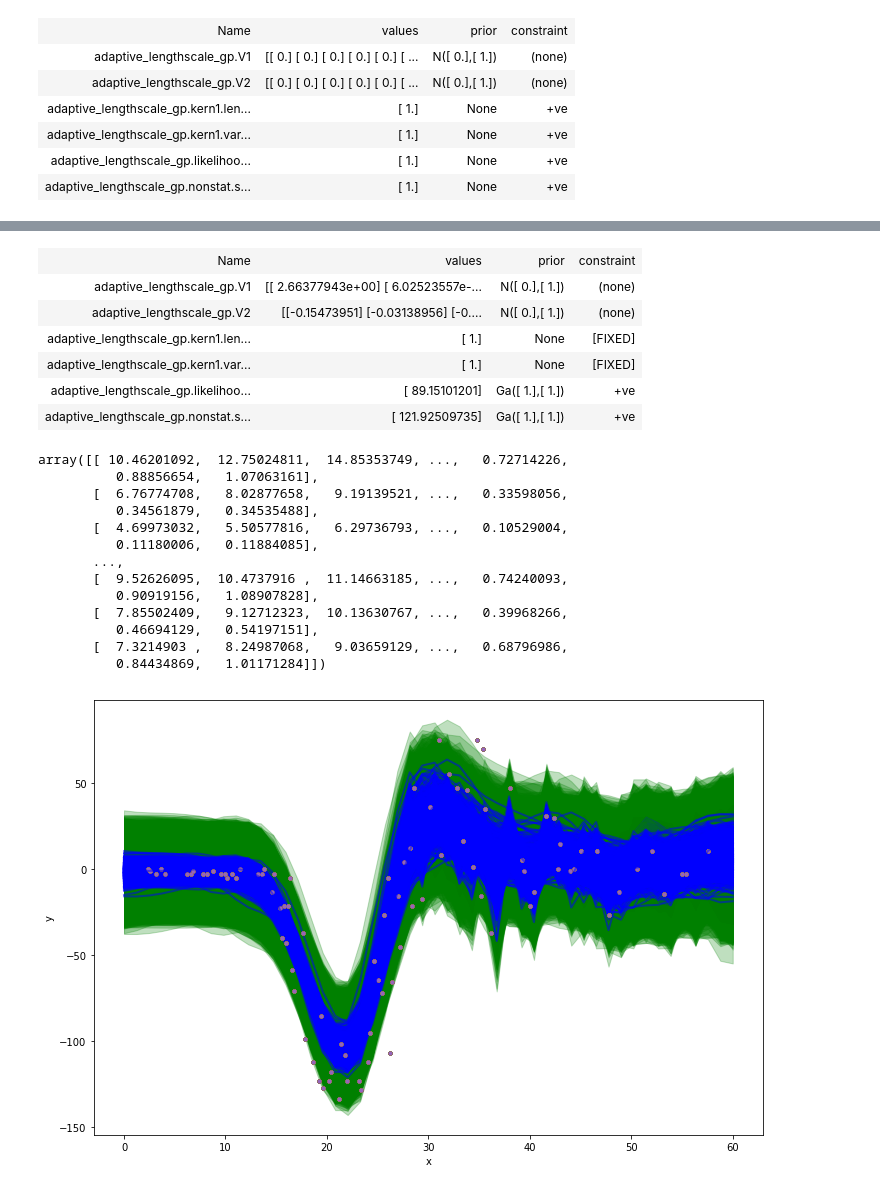
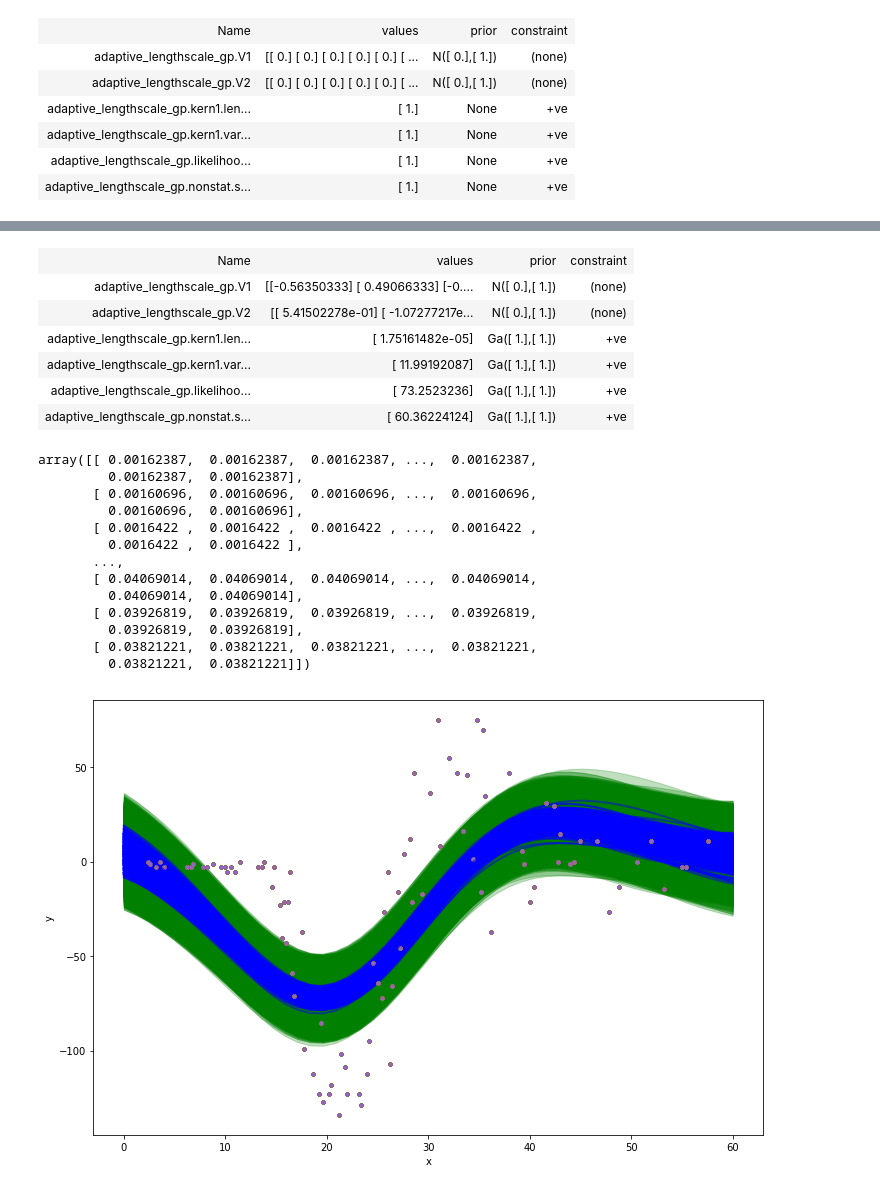
Before and after one commit to nawalgao/AdaptiveGPFlow, a Jupyter notebook: notebooks/GPReg_AdaptiveLengthscale.ipynb, the cells around one changed output, grey strips where cells are left out. Saved outputs shown, nothing was run; the diff lists cells and outputs as text; code cells hidden in the pictures.

```diff
--- a/notebooks/GPReg_AdaptiveLengthscale.ipynb
+++ b/notebooks/GPReg_AdaptiveLengthscale.ipynb
@@ -25,7 +25,7 @@ Text(0,0.5,u'$y$')
 [figure]
 # %%
 #build the model
-k1 = hetero_kernels.RBF(1)
+k1 = gpflow.kernels.RBF(1)
 nonstat = hetero_kernels.NonStationaryLengthscaleRBF()
 m = hetero_gpmc.GPMCAdaptiveLengthscale(Xnorm, Y[:,None], k1, nonstat)
 # %%
@@ -39,14 +39,18 @@ m
 | adaptive_lengthscale_gp.likelihoo... | [ 1.] | None | +ve |
 | adaptive_lengthscale_gp.nonstat.s... | [ 1.] | None | +ve |
 # %%
-#m.kern1.lengthscales.prior = gpflow.priors.Gamma(1., 1.)
-#m.kern1.variance.prior = gpflow.priors.Gamma(1.,1.)
+m.kern1.lengthscales.prior = gpflow.priors.Gamma(1., 1.)
+m.kern1.variance.prior = gpflow.priors.Gamma(1.,1.)
 
-m.kern1.lengthscales = 1.
-m.kern1.lengthscales.fixed = True
-m.kern1.variance = 1.
-m.kern1.variance.fixed = True
+#m.kern1.lengthscales = 1.
+#m.kern1.lengthscales.fixed = True
+#m.kern1.variance = 1.
+#m.kern1.variance.fixed = True
 
 m.likelihood.variance.prior = gpflow.priors.Gamma(1.,1.)
 m.nonstat.signal_variance.prior = gpflow.priors.Gamma(1.,1.)
+#m.nonstat.signal_variance = 1
+#m.nonstat.signal_variance.fixed = True
+#m.likelihood.variance = 1
+#m.likelihood.variance.fixed = True
 # %%
@@ -72,4 +76,4 @@ m.optimize(maxiter=1000) # start near MAP
 # %%
-samples = m.sample(2000, verbose=True, epsilon=0.025, thin = 2, burn = 1000, Lmax = 80)
+samples = m.sample(500, verbose=True, epsilon=0.0005, thin = 2, burn = 500, Lmax = 160)
 # %% [output]
 burn-in sampling started
@@ -93,12 +97,12 @@ Iteration:  4000         Acc Rate:  96.0 %
 m
 # %% [output]
 | Name | values | prior | constraint |
-| adaptive_lengthscale_gp.V1 | [[ 2.66377943e+00] [ 6.02523557e-... | N([ 0.],[ 1.]) | (none) |
-| adaptive_lengthscale_gp.V2 | [[-0.15473951] [-0.03138956] [-0.... | N([ 0.],[ 1.]) | (none) |
-| adaptive_lengthscale_gp.kern1.len... | [ 1.] | None | [FIXED] |
-| adaptive_lengthscale_gp.kern1.var... | [ 1.] | None | [FIXED] |
-| adaptive_lengthscale_gp.likelihoo... | [ 89.15101201] | Ga([ 1.],[ 1.]) | +ve |
-| adaptive_lengthscale_gp.nonstat.s... | [ 121.92509735] | Ga([ 1.],[ 1.]) | +ve |
+| adaptive_lengthscale_gp.V1 | [[-0.56350333] [ 0.49066333] [-0.... | N([ 0.],[ 1.]) | (none) |
+| adaptive_lengthscale_gp.V2 | [[ 5.41502278e-01] [ -1.07277217e... | N([ 0.],[ 1.]) | (none) |
+| adaptive_lengthscale_gp.kern1.len... | [ 1.75161482e-05] | Ga([ 1.],[ 1.]) | +ve |
+| adaptive_lengthscale_gp.kern1.var... | [ 11.99192087] | Ga([ 1.],[ 1.]) | +ve |
+| adaptive_lengthscale_gp.likelihoo... | [ 73.2523236] | Ga([ 1.],[ 1.]) | +ve |
+| adaptive_lengthscale_gp.nonstat.s... | [ 60.36224124] | Ga([ 1.],[ 1.]) | +ve |
 # %%
 xnew = np.linspace(0,60,50)[:,None]
 xx = (xnew - Xm)/Xv
@@ -126,19 +130,19 @@ UpperL = np.exp(UpperlogL)
 # %%
 LowerL
 # %% [output]
-array([[ 10.46201092,  12.75024811,  14.85353749, ...,   0.72714226,
-          0.88856654,   1.07063161],
-       [  6.76774708,   8.02877658,   9.19139521, ...,   0.33598056,
-          0.34561879,   0.34535488],
-       [  4.69973032,   5.50577816,   6.29736793, ...,   0.10529004,
-          0.11180006,   0.11884085],
+array([[ 0.00162387,  0.00162387,  0.00162387, ...,  0.00162387,
+         0.00162387,  0.00162387],
+       [ 0.00160696,  0.00160696,  0.00160696, ...,  0.00160696,
+         0.00160696,  0.00160696],
+       [ 0.0016422 ,  0.0016422 ,  0.0016422 , ...,  0.0016422 ,
+         0.0016422 ,  0.0016422 ],
        ...,
-       [  9.52626095,  10.4737916 ,  11.14663185, ...,   0.74240093,
-          0.90919156,   1.08907828],
-       [  7.85502409,   9.12712323,  10.13630767, ...,   0.39968266,
-          0.46694129,   0.54197151],
-       [  7.3214903 ,   8.24987068,   9.03659129, ...,   0.68796986,
-          0.84434869,   1.01171284]])
+       [ 0.04069014,  0.04069014,  0.04069014, ...,  0.04069014,
+         0.04069014,  0.04069014],
+       [ 0.03926819,  0.03926819,  0.03926819, ...,  0.03926819,
+         0.03926819,  0.03926819],
+       [ 0.03821221,  0.03821221,  0.03821221, ...,  0.03821221,
+         0.03821221,  0.03821221]])
 # %%
 mean_f_mat = np.zeros(shape = (samples.shape[0], xx.shape[0]))
 var_f_mat = np.zeros(shape = (samples.shape[0], xx.shape[0]))
@@ -188,13 +192,13 @@ def visualize(Xgrid, Mgrid, Vargrid, noise_var):
     plt.ylabel('y')
     return
 # %%
-mini = 205
-maxi = 1500
+mini = 5
+maxi = 500
 plt.figure(figsize=(12,8))
 for i in xrange(mini,maxi):
     visualize(xnew, mean_f_mat[i,:], var_f_mat[i,:], noise_var[i])
 # %% [output]
-[figure, old version]
+[figure, new version]
 # %%
 def visualize_l(Xgrid, M, L, U):
     """
```
Also changed, not shown: parts of 5 cells of this notebook, 5 other files.
